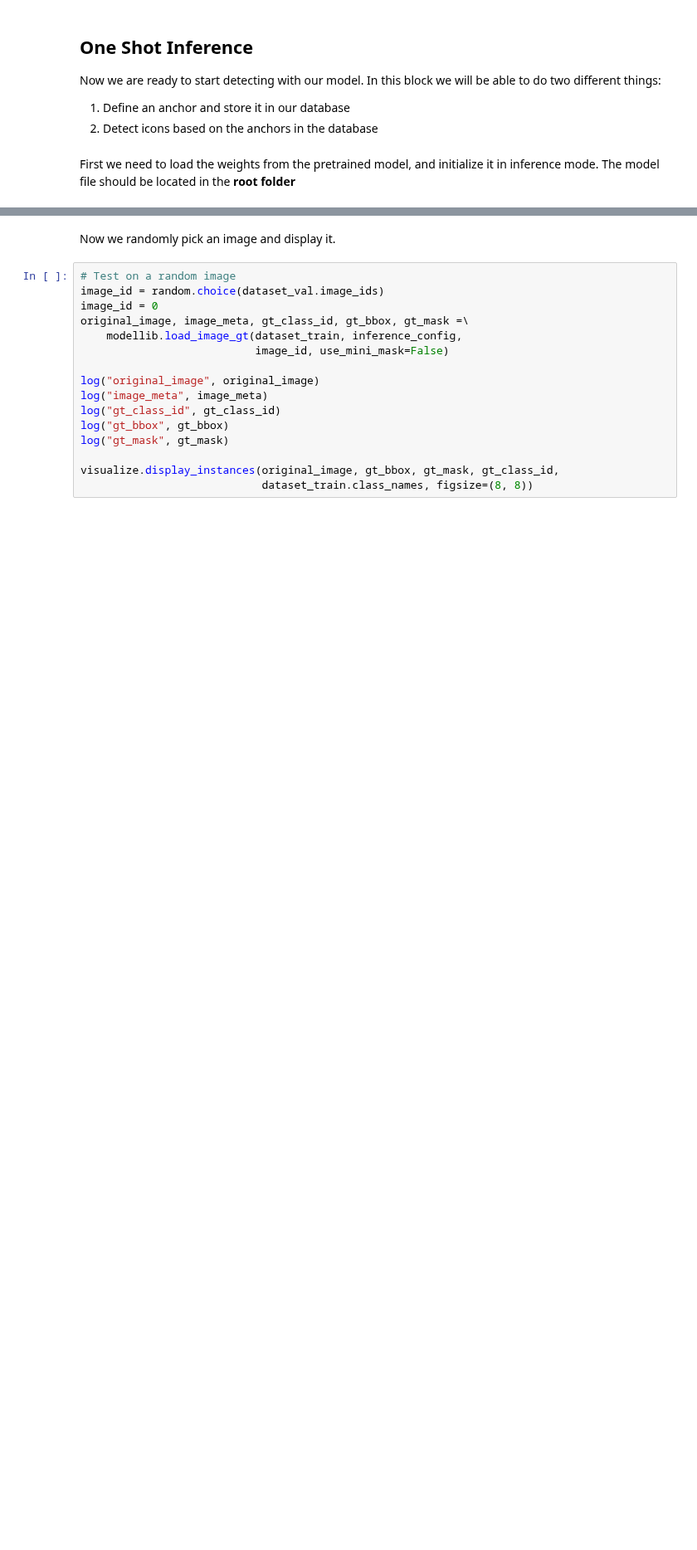
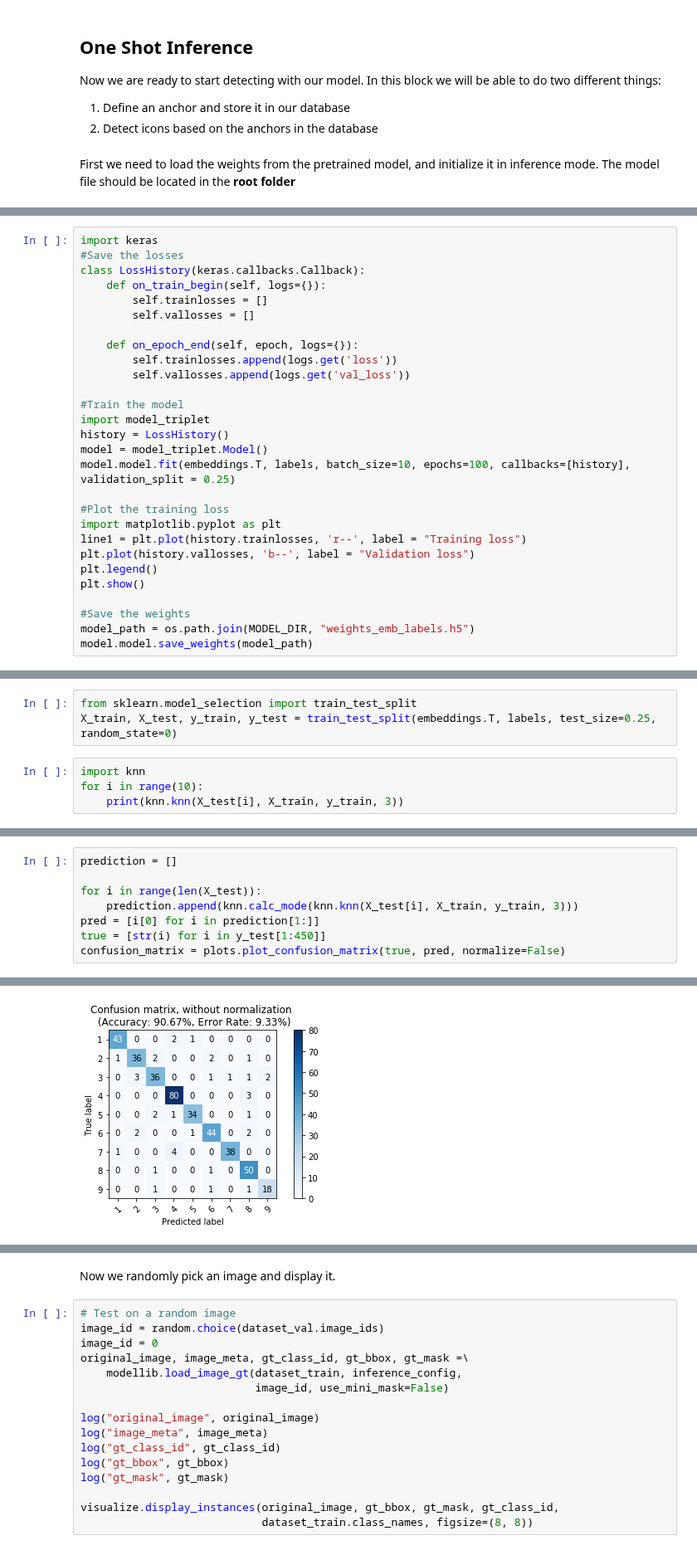
Before and after one commit to matterport/Mask_RCNN, a Jupyter notebook: samples/wireframe/One-Shot.ipynb, the cells around one changed output, grey strips where cells are left out. Shown at 83% size. Cells and saved outputs as stored; diff of their text form; blank space fills up the shorter version.

Commit message:
KNN on the model that has the pretrained weights

```diff
--- a/samples/wireframe/One-Shot.ipynb
+++ b/samples/wireframe/One-Shot.ipynb
@@ -84,0 +93,28 @@ First we need to load the weights from the pretrained model, and initialize it i
+# %%
+import keras
+#Save the losses
+class LossHistory(keras.callbacks.Callback):
+    def on_train_begin(self, logs={}):
+        self.trainlosses = []
+        self.vallosses = []
+
+    def on_epoch_end(self, epoch, logs={}):
+        self.trainlosses.append(logs.get('loss'))
+        self.vallosses.append(logs.get('val_loss'))
+
+#Train the model
+import model_triplet
+history = LossHistory()
+model = model_triplet.Model()
+model.model.fit(embeddings.T, labels, batch_size=10, epochs=100, callbacks=[history], validation_split = 0.25)
+
+#Plot the training loss
+import matplotlib.pyplot as plt
+line1 = plt.plot(history.trainlosses, 'r--', label = "Training loss")
+plt.plot(history.vallosses, 'b--', label = "Validation loss")
+plt.legend()
+plt.show()
+
+#Save the weights
+model_path = os.path.join(MODEL_DIR, "weights_emb_labels.h5")
+model.model.save_weights(model_path)
@@ -116,0 +155,7 @@ Loading weights from  /Users/alexanderholstrup/git/Mask_RCNN/mask_rcnn_newdata_2
+# %%
+from sklearn.model_selection import train_test_split
+X_train, X_test, y_train, y_test = train_test_split(embeddings.T, labels, test_size=0.25, random_state=0)
+# %%
+import knn
+for i in range(10):
+    print(knn.knn(X_test[i], X_train, y_train, 3))
@@ -116,0 +173,9 @@ Loading weights from  /Users/alexanderholstrup/git/Mask_RCNN/mask_rcnn_newdata_2
+# %%
+prediction = []
+
+for i in range(len(X_test)):
+    prediction.append(knn.calc_mode(knn.knn(X_test[i], X_train, y_train, 3)))
+pred = [i[0] for i in prediction[1:]]
+true = [str(i) for i in y_test[1:450]]
+confusion_matrix = plots.plot_confusion_matrix(true, pred, normalize=False)
+# %% [output]
@@ -116,0 +192 @@ Loading weights from  /Users/alexanderholstrup/git/Mask_RCNN/mask_rcnn_newdata_2
+[figure, added]
```
Also changed, not shown: parts of 10 cells of this notebook, 5 other files.
